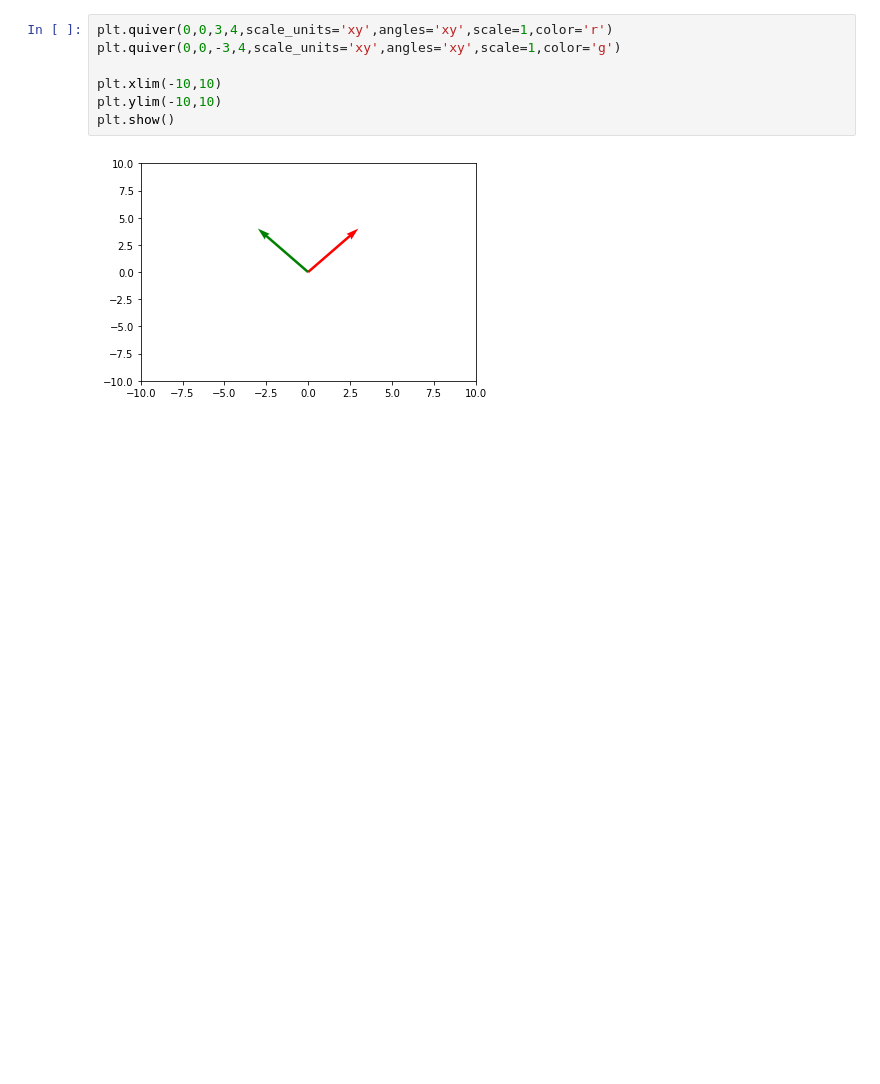
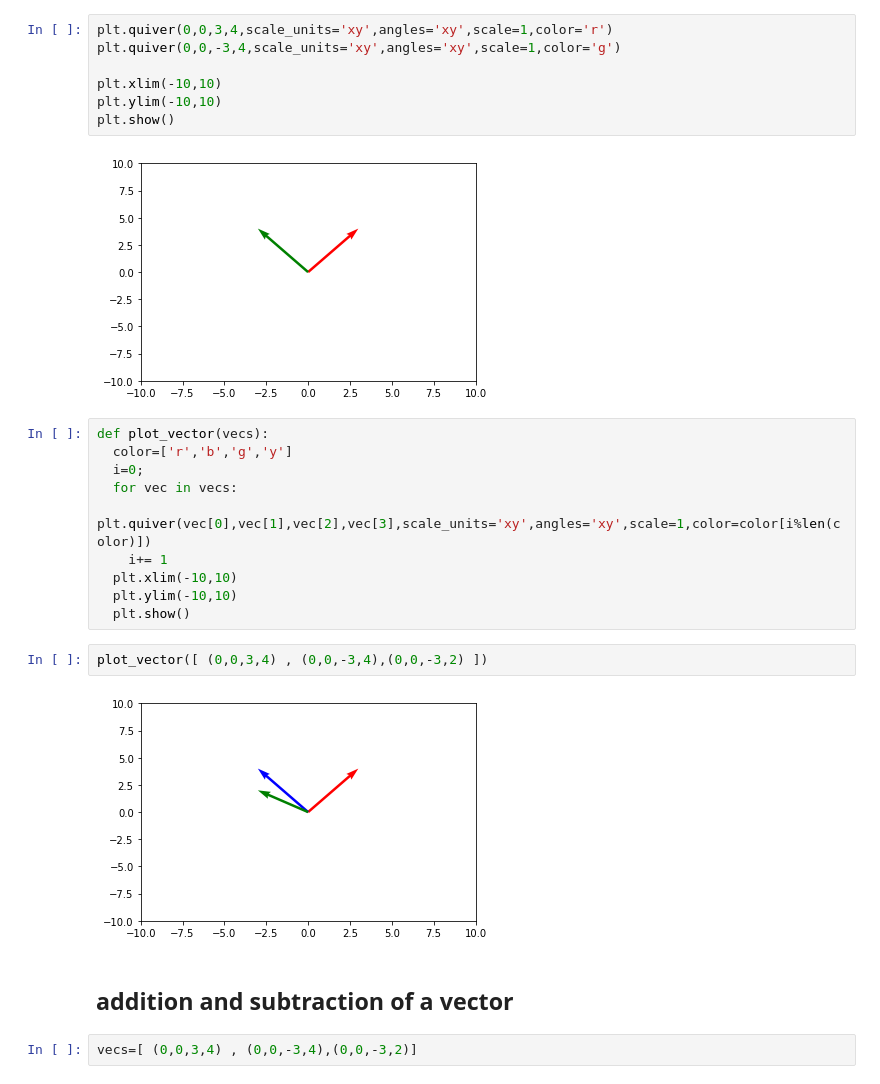
Before and after one commit to venky005/vector_plotting, a Jupyter notebook: vector_plotting.ipynb, the cells around one changed output. Cells and saved outputs as stored; diff of their text form; blank space fills up the shorter version.

```diff
--- a/vector_plotting.ipynb
+++ b/vector_plotting.ipynb
@@ -29,3 +29,21 @@ plt.ylim(-10,10)
 plt.show()
 # %% [output]
 [figure]
+# %%
+def plot_vector(vecs):
+  color=['r','b','g','y']
+  i=0;
+  for vec in vecs:
+    plt.quiver(vec[0],vec[1],vec[2],vec[3],scale_units='xy',angles='xy',scale=1,color=color[i%len(color)])
+    i+= 1
+  plt.xlim(-10,10)
+  plt.ylim(-10,10)
+  plt.show()
+# %%
+plot_vector([ (0,0,3,4) , (0,0,-3,4),(0,0,-3,2) ])
+# %% [output]
+[figure, added]
+# %% [markdown]
+## **addition and subtraction of a vector**
+# %%
+vecs=[ (0,0,3,4) , (0,0,-3,4),(0,0,-3,2)]
```
Also changed, not shown: parts of 15 cells of this notebook.
